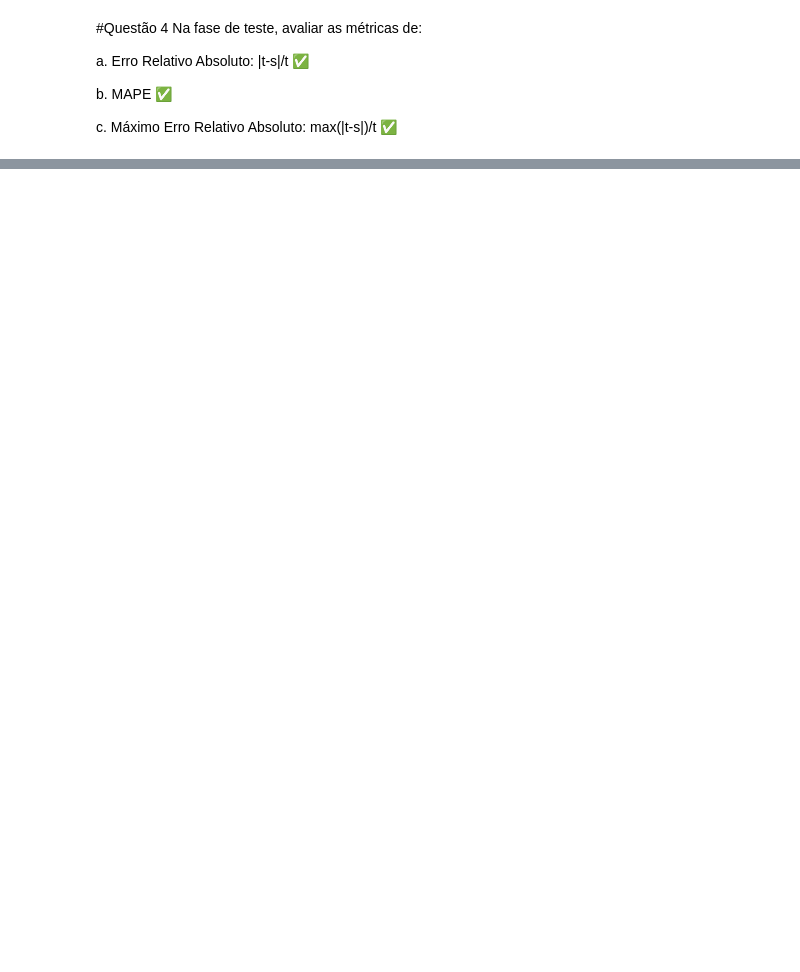
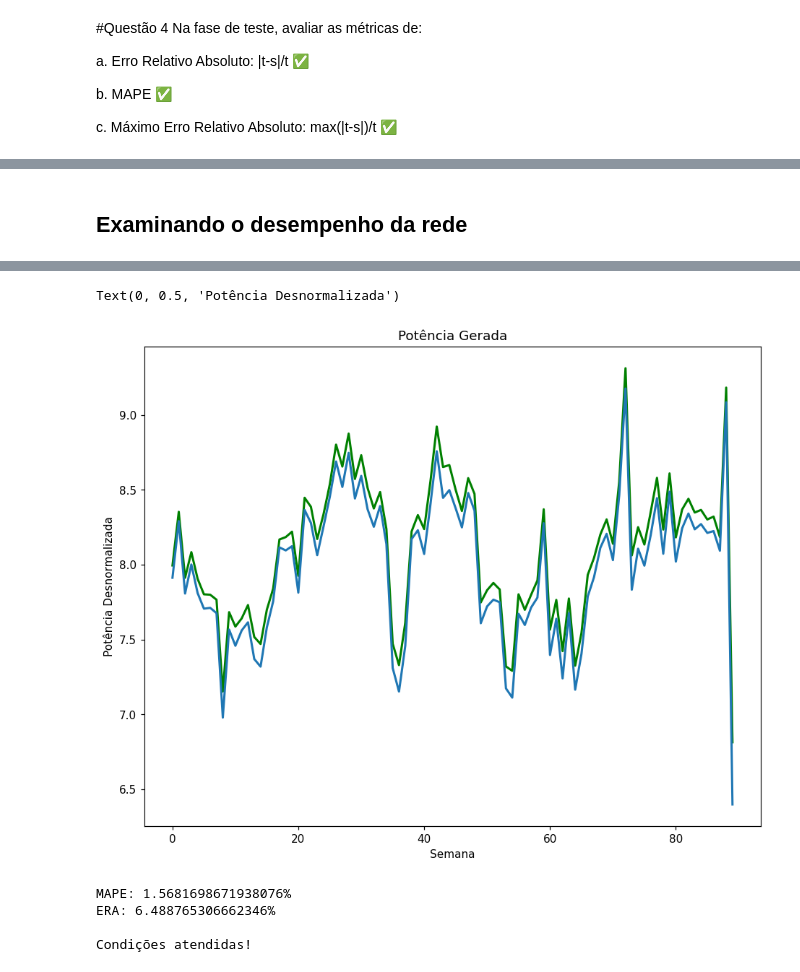
Before and after one commit to jonathabsilva/TecImpIA, a Jupyter notebook: Avaliacao1TAIA[Ajustada].ipynb, the cells around one changed output, grey strips where cells are left out. Cells and saved outputs as stored; diff of their text form; code cells hidden in the pictures; blank space fills up the shorter version.

```diff
--- a/Avaliacao1TAIA[Ajustada].ipynb
+++ b/Avaliacao1TAIA[Ajustada].ipynb
@@ -168 +160,8 @@ camadas_e_neuronios(2)
+# %%
+def gera_camadas(n_min, n_max):
+  camadas = list()
+  for i in range(n_min,n_max):
+    for j in range(n_min,n_max):
+      camadas.append([i,j,1])
+  return camadas
 # %%
@@ -226,0 +211,9 @@ val_mse
+# %%
+teste = melhor_camada.split('[')[1]
+teste = teste.split(']')[0]
+teste = teste.split(', ')
+camada = list()
+for i in range(len(teste)):
+  camada.append(int(teste[i]))
+
+camada
@@ -280,0 +292,14 @@ MAE
+# %%
+model = tf.keras.models.Sequential()
+model.add(tf.keras.layers.Input(dias_tras+dias_frente))
+for i in camada:
+  model.add(tf.keras.layers.Dense(i,activation=melhor_funcao))
+
+# Parâmetros de treinamento
+model.compile(optimizer='adam',
+              loss='mean_squared_error',
+              metrics = ['mean_squared_error'])
+
+# Treinando
+model.fit(x_train,y_train,epochs=5000)
+loss, mse = model.evaluate(x_test,y_test)
@@ -280,0 +324,2 @@ MAE
+# %% [markdown]
+## Examinando o desempenho da rede
@@ -280,0 +328,12 @@ MAE
+# %%
+val_loss, val_mse = model.evaluate(x_test,y_test)
+y_pred = model.predict(x_test)
+
+plt.figure(figsize=(10,8),dpi=110)
+plt.plot(y_pred[:,0]*maximo,lw=2,color='Green')
+plt.plot(y_test[:,0]*maximo,lw=2)
+
+plt.title('Potência Gerada')
+plt.xlabel('Semana')
+plt.ylabel('Potência Desnormalizada')
+# %% [output]
@@ -280,0 +341,18 @@ MAE
+Text(0, 0.5, 'Potência Desnormalizada')
+[figure, added]
+# %%
+MAPE = mean_absolute_percentage_error(y_test, y_pred)
+ERA = max(Err_Rel_Abs(y_test, y_pred))
+
+print('MAPE: '+str(MAPE*100)+'%')
+print('ERA: '+str(ERA*100)+'%')
+
+if (MAPE*100 < 3) and (ERA*100 < 10):
+  print('\nCondições atendidas!')
+else:
+  print('\nCondições não atendidas.')
+# %% [output]
+MAPE: 1.5681698671938076%
+ERA: 6.488765306662346%
+
+Condições atendidas!
```
Also changed, not shown: parts of 26 cells of this notebook.
